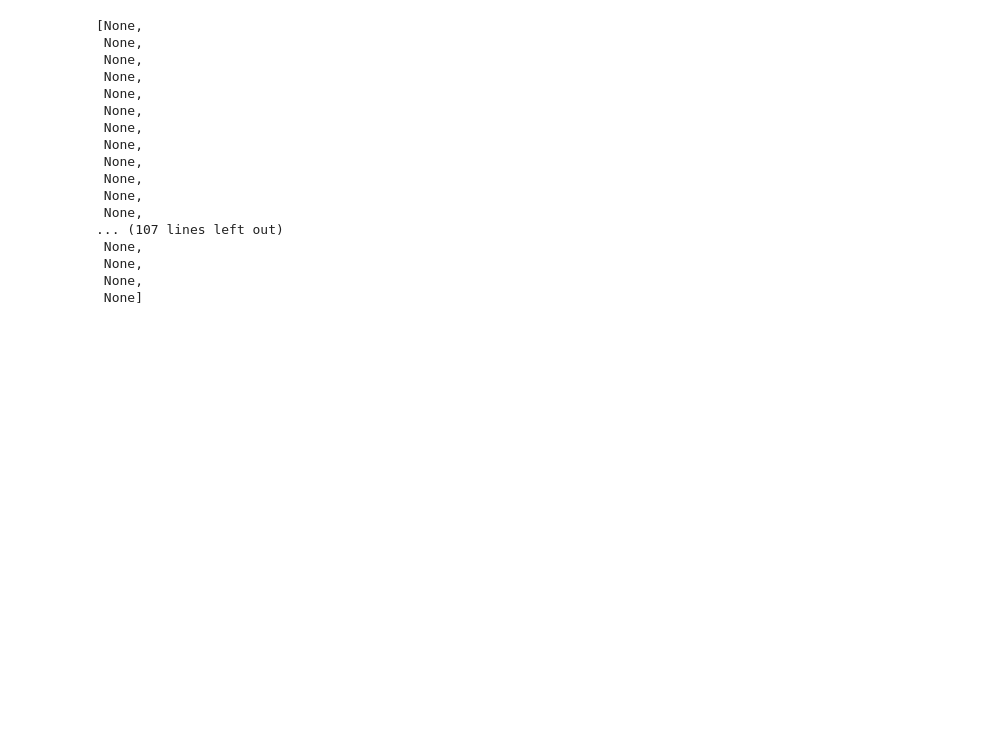
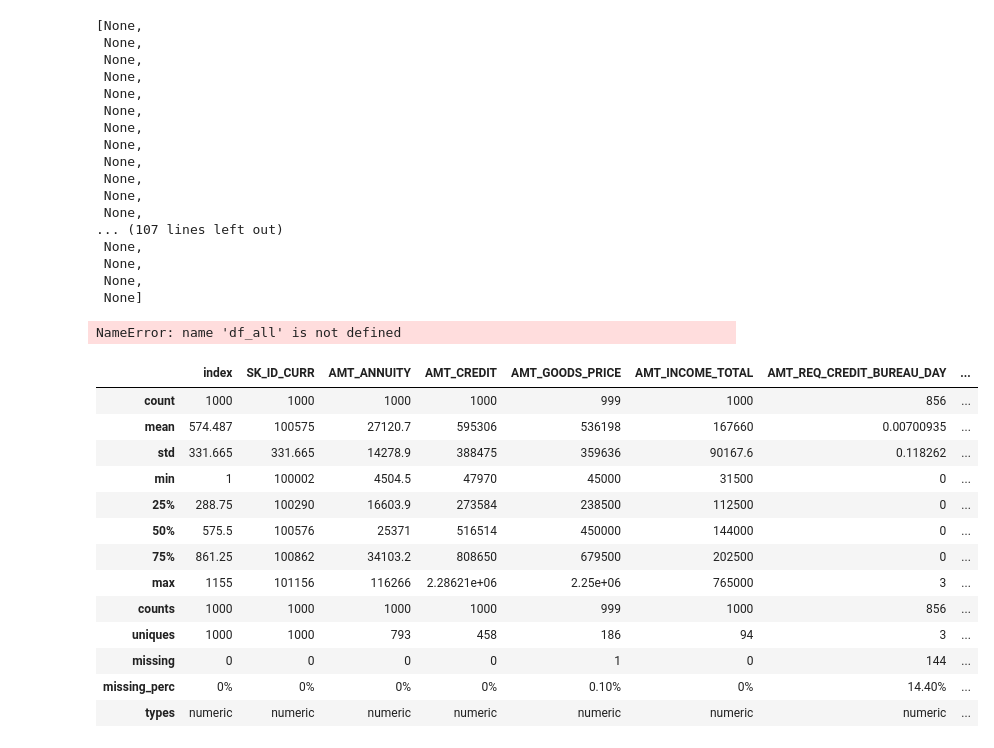
Before and after one commit to kugmax/fastai_learn, a Jupyter notebook: Home Credit Default Risk (random forest all features).ipynb, the cells around one changed output. Saved outputs shown, nothing was run; the diff lists cells and outputs as text; code cells hidden in the pictures; blank space fills up the shorter version.

Commit message:
saving separete train, test have been added

```diff
--- a/Home Credit Default Risk (random forest all features).ipynb
+++ b/Home Credit Default Risk (random forest all features).ipynb
@@ -208,0 +219,25 @@ MODE(bureau.MODE(bureau_balance.STATUS))
+# %%
+del df_all, train, test
+gc.collect()
+# %% [output]
+NameError: name 'df_all' is not defined
+# %%
+train = pd.read_feather(f'{PATH}tmp/train_all_tables')
+# %%
+ with pd.option_context("display.max_rows", 1000, "display.max_columns", 1000):
+        display(DataFrameSummary(train).summary())
+# %% [output]
+|  | index | SK_ID_CURR | AMT_ANNUITY | AMT_CREDIT | AMT_GOODS_PRICE | AMT_INCOME_TOTAL | AMT_REQ_CREDIT_BUREAU_DAY | ... |
+| count | 1000 | 1000 | 1000 | 1000 | 999 | 1000 | 856 | ... |
+| mean | 574.487 | 100575 | 27120.7 | 595306 | 536198 | 167660 | 0.00700935 | ... |
+| std | 331.665 | 331.665 | 14278.9 | 388475 | 359636 | 90167.6 | 0.118262 | ... |
+| min | 1 | 100002 | 4504.5 | 47970 | 45000 | 31500 | 0 | ... |
+| 25% | 288.75 | 100290 | 16603.9 | 273584 | 238500 | 112500 | 0 | ... |
+| 50% | 575.5 | 100576 | 25371 | 516514 | 450000 | 144000 | 0 | ... |
+| 75% | 861.25 | 100862 | 34103.2 | 808650 | 679500 | 202500 | 0 | ... |
+| max | 1155 | 101156 | 116266 | 2.28621e+06 | 2.25e+06 | 765000 | 3 | ... |
+| counts | 1000 | 1000 | 1000 | 1000 | 999 | 1000 | 856 | ... |
+| uniques | 1000 | 1000 | 793 | 458 | 186 | 94 | 3 | ... |
+| missing | 0 | 0 | 0 | 0 | 1 | 0 | 144 | ... |
+| missing_perc | 0% | 0% | 0% | 0% | 0.10% | 0% | 14.40% | ... |
+| types | numeric | numeric | numeric | numeric | numeric | numeric | numeric | ... |
```
Also changed, not shown: parts of 4 cells of this notebook.
